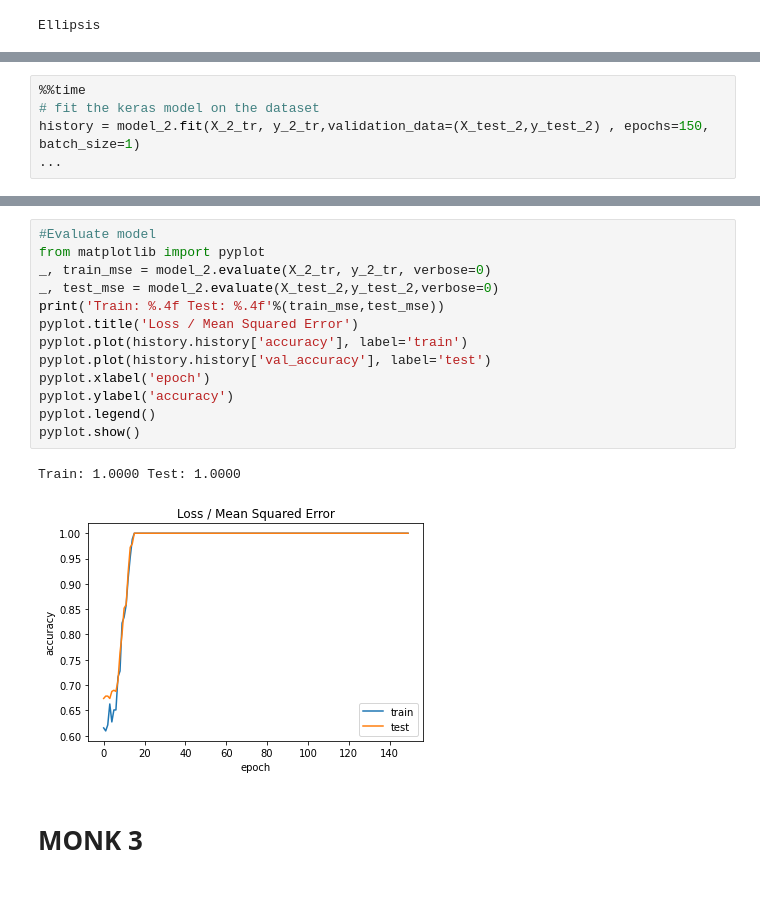
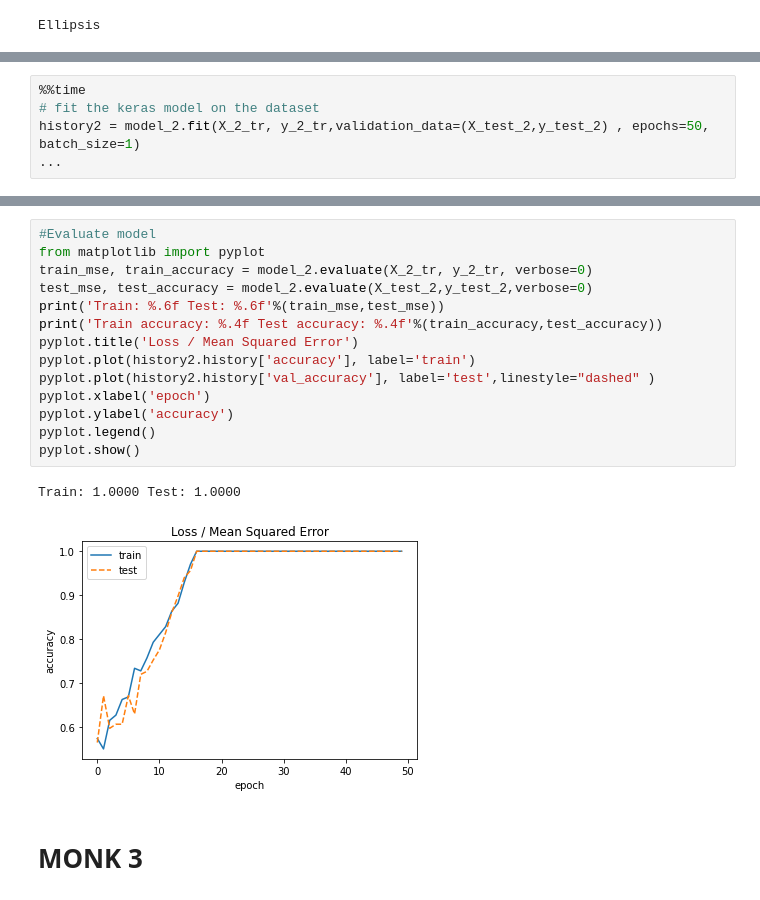
Before and after one commit to gabena98/ML_project, a Jupyter notebook: monkNN.ipynb, the cells around one changed output, grey strips where cells are left out. Drawn from its saved outputs; the diff is of its cells as text.

```diff
--- a/monkNN.ipynb
+++ b/monkNN.ipynb
@@ -234,6 +240,6 @@ Ellipsis
 # %%
 %%time
 # fit the keras model on the dataset
-history = model_2.fit(X_2_tr, y_2_tr,validation_data=(X_test_2,y_test_2) , epochs=150, batch_size=1)
+history2 = model_2.fit(X_2_tr, y_2_tr,validation_data=(X_test_2,y_test_2) , epochs=50, batch_size=1)
 ...
 # %% [output]
@@ -266,19 +272,20 @@ Accuracy: 100.00
 # %%
 #Evaluate model
 from matplotlib import pyplot
-_, train_mse = model_2.evaluate(X_2_tr, y_2_tr, verbose=0)
-_, test_mse = model_2.evaluate(X_test_2,y_test_2,verbose=0)
-print('Train: %.4f Test: %.4f'%(train_mse,test_mse))
+train_mse, train_accuracy = model_2.evaluate(X_2_tr, y_2_tr, verbose=0)
+test_mse, test_accuracy = model_2.evaluate(X_test_2,y_test_2,verbose=0)
+print('Train: %.6f Test: %.6f'%(train_mse,test_mse))
+print('Train accuracy: %.4f Test accuracy: %.4f'%(train_accuracy,test_accuracy))
 pyplot.title('Loss / Mean Squared Error')
-pyplot.plot(history.history['accuracy'], label='train')
-pyplot.plot(history.history['val_accuracy'], label='test')
+pyplot.plot(history2.history['accuracy'], label='train')
+pyplot.plot(history2.history['val_accuracy'], label='test',linestyle="dashed" )
 pyplot.xlabel('epoch')
 pyplot.ylabel('accuracy')
 pyplot.legend()
 pyplot.show()
 # %% [output]
 Train: 1.0000 Test: 1.0000
-[figure, old version]
+[figure, new version]
 # %% [markdown]
 # **MONK 3**
 # %%
```
Also changed, not shown: parts of 21 cells of this notebook.
